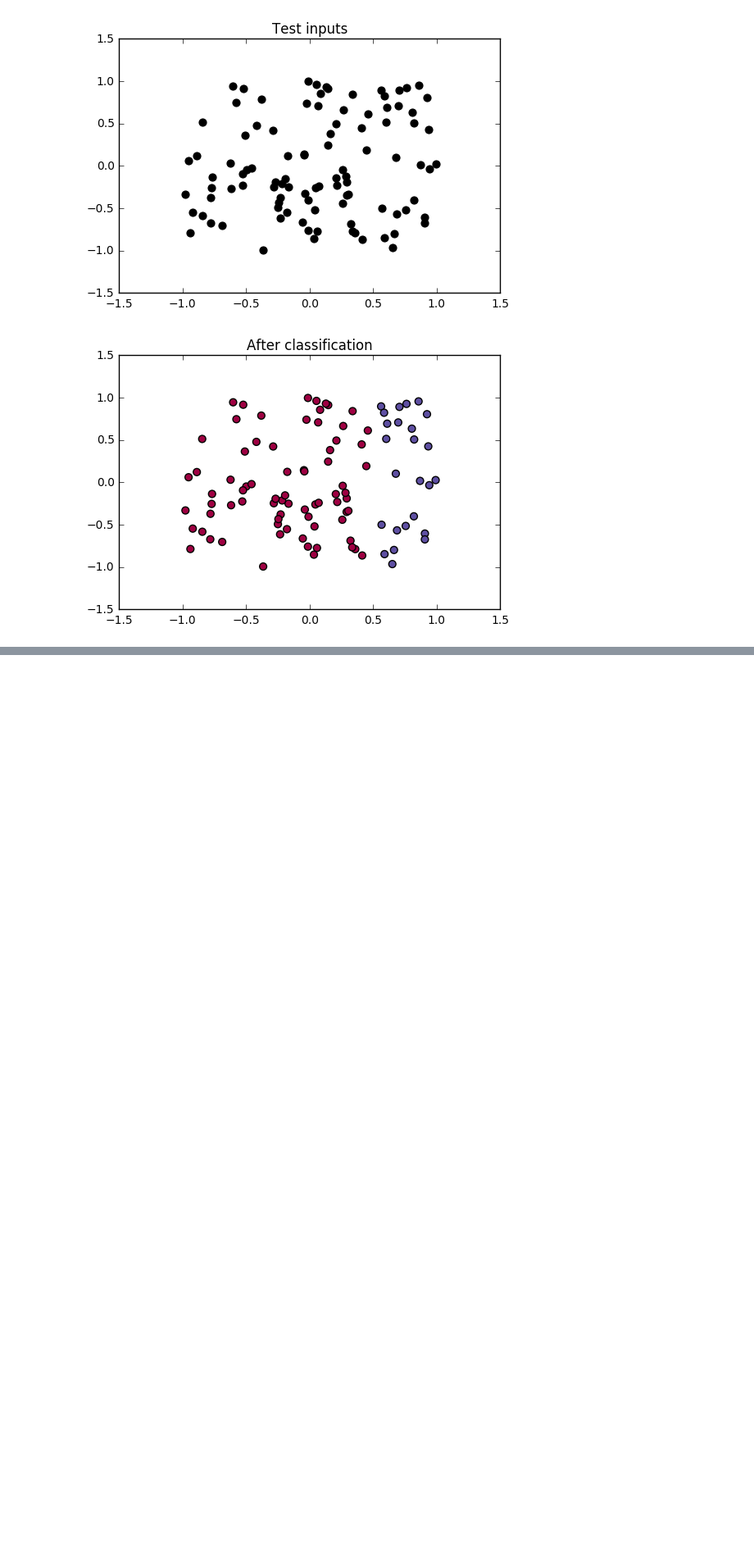
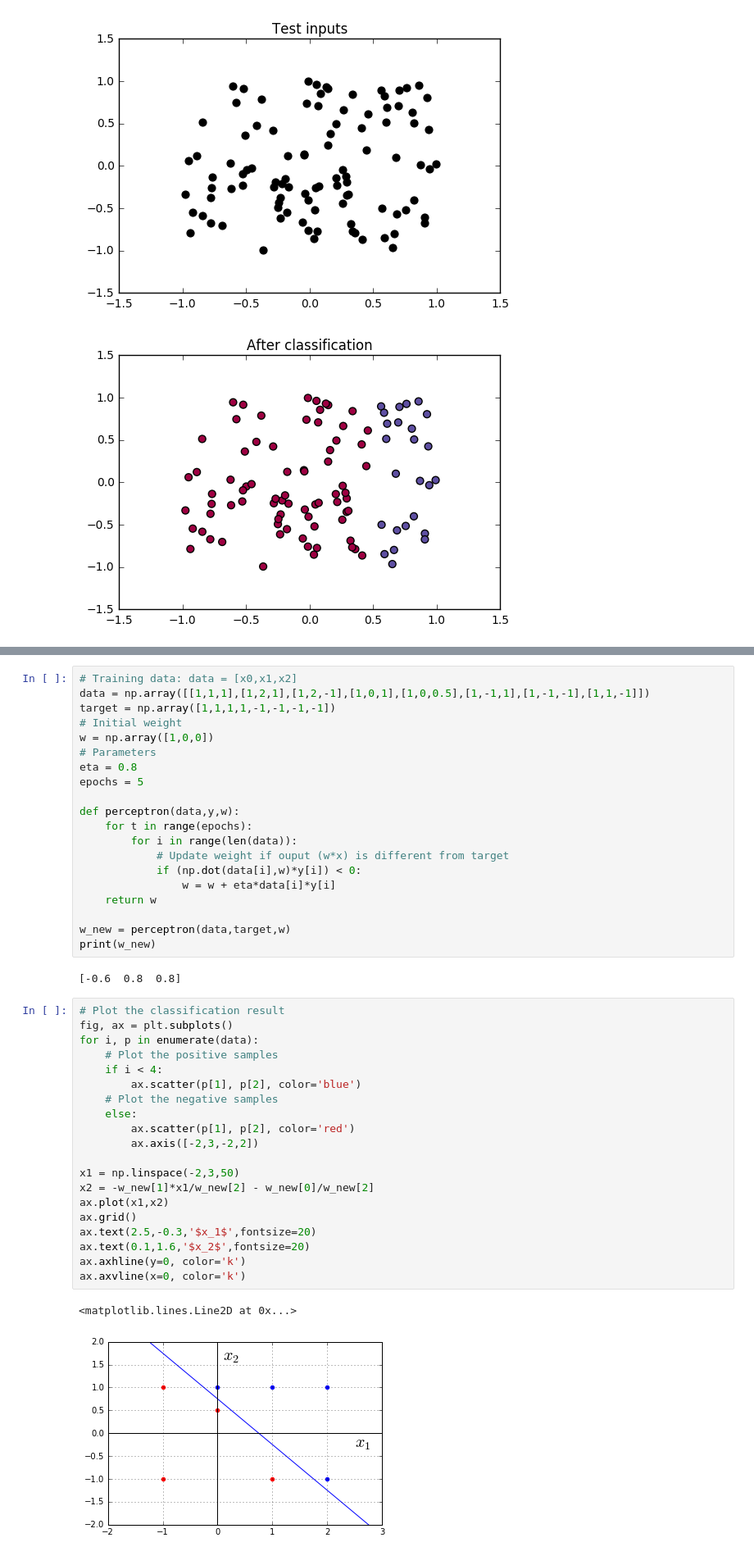
Before and after one commit to ani3190/ann, a Jupyter notebook: assignment2/assignment2.ipynb, the cells around one changed output, grey strips where cells are left out. Shown: that part at 82% size. Drawn from its saved outputs; the diff is of its cells as text; blank space fills up the shorter version.

```diff
--- a/assignment2/assignment2.ipynb
+++ b/assignment2/assignment2.ipynb
@@ -177,0 +197,45 @@ plt.title("After classification")
+# %%
+# Training data: data = [x0,x1,x2]
+data = np.array([[1,1,1],[1,2,1],[1,2,-1],[1,0,1],[1,0,0.5],[1,-1,1],[1,-1,-1],[1,1,-1]])
+target = np.array([1,1,1,1,-1,-1,-1,-1])
+# Initial weight
+w = np.array([1,0,0])
+# Parameters
+eta = 0.8
+epochs = 5
+
+def perceptron(data,y,w):
+    for t in range(epochs):
+        for i in range(len(data)):
+            # Update weight if ouput (w*x) is different from target
+            if (np.dot(data[i],w)*y[i]) < 0:
+                w = w + eta*data[i]*y[i]
+    return w
+
+w_new = perceptron(data,target,w)
+print(w_new)
+# %% [output]
+[-0.6  0.8  0.8]
+# %%
+# Plot the classification result
+fig, ax = plt.subplots()
+for i, p in enumerate(data):
+    # Plot the positive samples
+    if i < 4:
+        ax.scatter(p[1], p[2], color='blue')
+    # Plot the negative samples
+    else:
+        ax.scatter(p[1], p[2], color='red')
+        ax.axis([-2,3,-2,2])
+
+x1 = np.linspace(-2,3,50)
+x2 = -w_new[1]*x1/w_new[2] - w_new[0]/w_new[2]
+ax.plot(x1,x2)
+ax.grid()
+ax.text(2.5,-0.3,'$x_1$',fontsize=20)
+ax.text(0.1,1.6,'$x_2$',fontsize=20)
+ax.axhline(y=0, color='k')
+ax.axvline(x=0, color='k')
+# %% [output]
+<matplotlib.lines.Line2D at 0x...>
+[figure, added]
```
Also changed, not shown: parts of 4 cells of this notebook.
